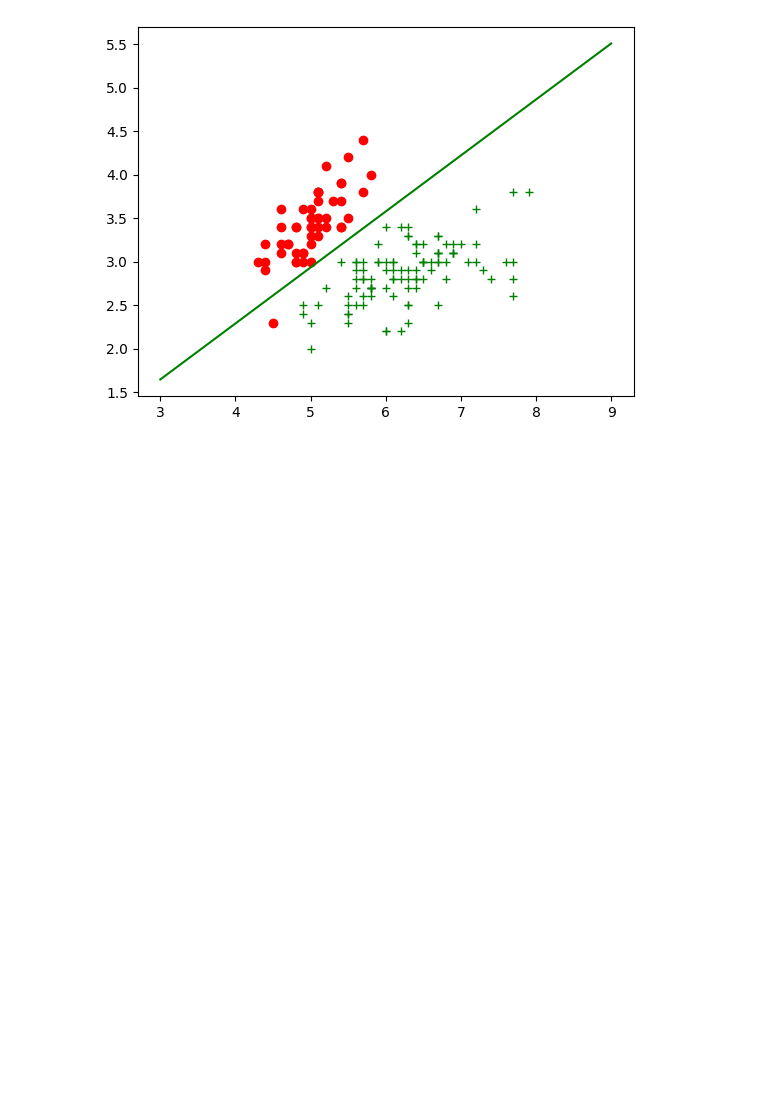
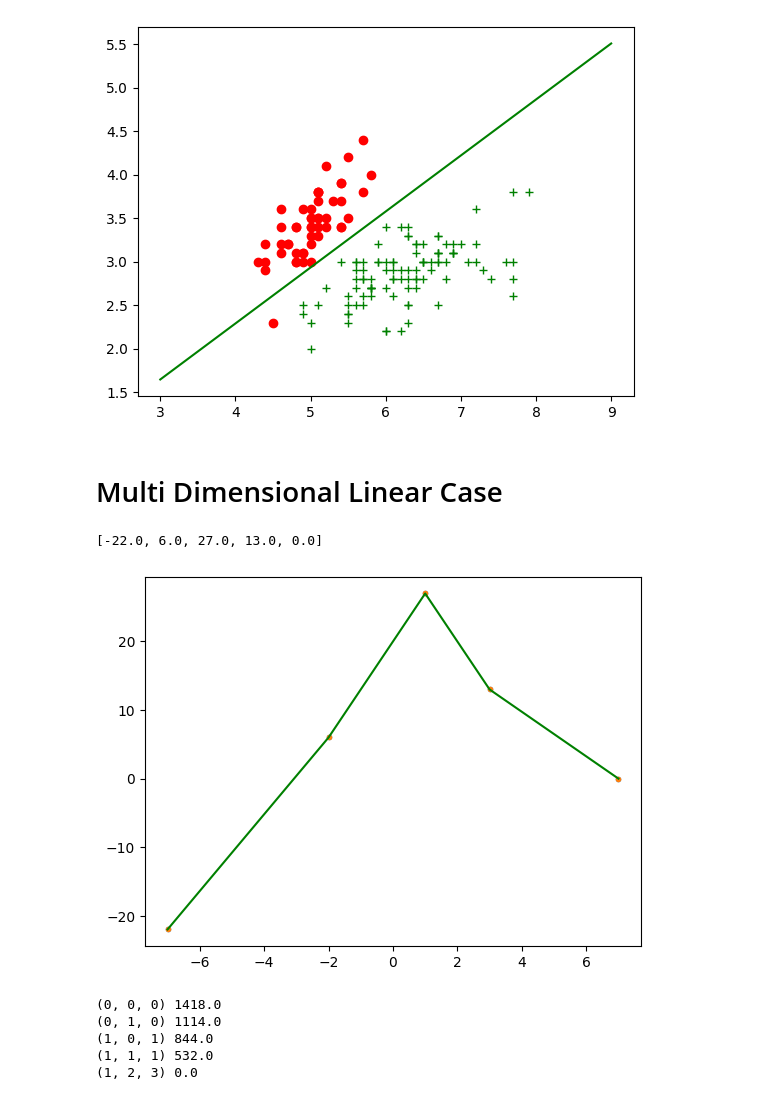
Before and after one commit to everestso/Summer22, a Jupyter notebook: s24LinearModelNotes.ipynb, the cells around one changed output. Saved outputs shown, nothing was run; the diff lists cells and outputs as text; code cells hidden in the pictures; blank space fills up the shorter version.

```diff
--- a/s24LinearModelNotes.ipynb
+++ b/s24LinearModelNotes.ipynb
@@ -521,3 +524,27 @@ plt.plot(range(rangeValue[0], rangeValue[1]), YpredLine, "g")
 plt.show()
 # %% [output]
 [figure]
+# %% [markdown]
+# Multi Dimensional Linear Case
+# %%
+eps = 0
+coef = (1, 2, 3)
+w = (0, 0, 0)
+Noise = lambda eps: np.random.random()*eps - (eps/2)
+
+
+Fa = lambda w, x: w[0] + w[1]*x[0] + w[2]*x[1]
+X = [(-7, -3), (-2, 3), (1, 8), (3, 2), (7, -5)]
+Y = [round(Fa(coef, x) + Noise(eps),2) for x in X]
+print (Y)
+
+X1 = [x1 for (x1, x2) in X]
+plt.plot(X1,Y,'.')
+Hxs = [Fa(coef, x) for x in X]
+
+plt.plot(X1, Y, '.')
+plt.plot(X1, Hxs, '-', color="green")
+plt.show()
+# %% [output]
+[-22.0, 6.0, 27.0, 13.0, 0.0]
+[figure, added]
@@ -523,0 +553,10 @@ plt.show()
+# %%
+ws= [(0,0,0), (0,1,0), (1,0,1), (1,1,1), (1,2,3)]
+for model in ws:
+  print (model, SquaredErrorA(X, Y, model))
+# %% [output]
+(0, 0, 0) 1418.0
+(0, 1, 0) 1114.0
+(1, 0, 1) 844.0
+(1, 1, 1) 532.0
+(1, 2, 3) 0.0
```
Also changed, not shown: parts of 44 cells of this notebook.
